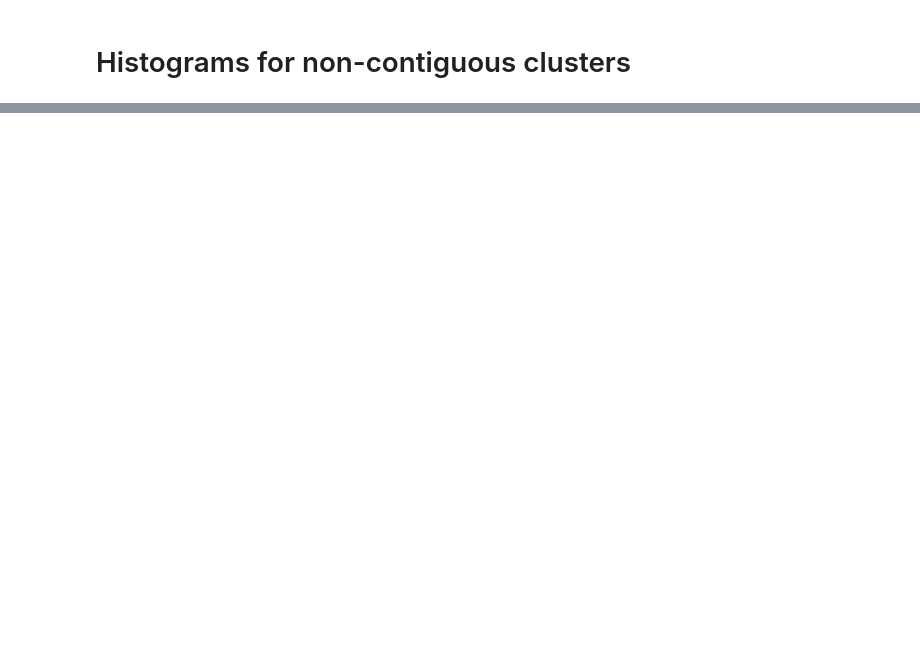
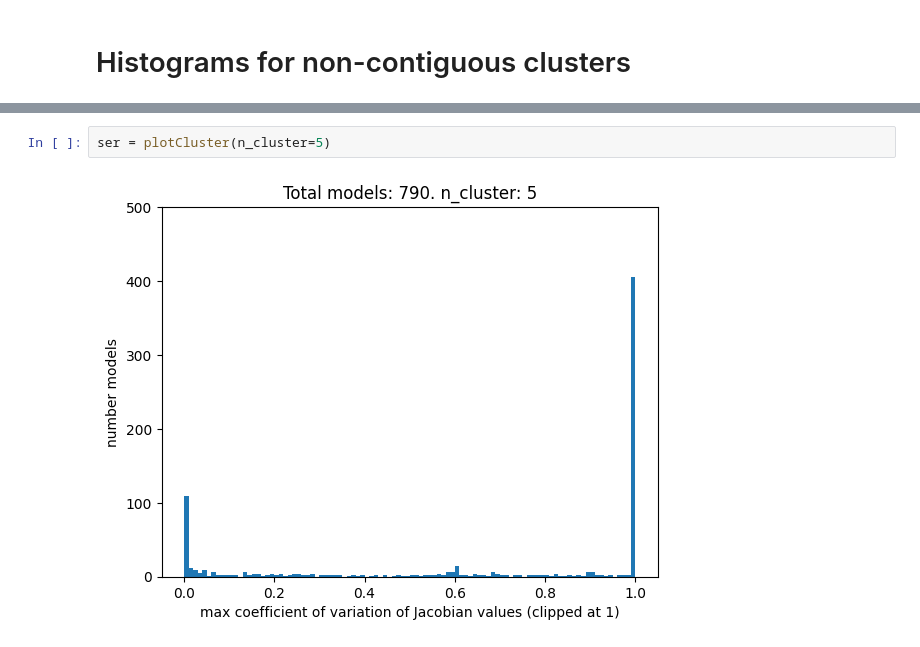
Before and after one commit to ModelEngineering/model_linearity_analysis, a Jupyter notebook: notebooks/jacobian_stationariy.ipynb, the cells around one changed output, grey strips where cells are left out. Saved outputs shown, nothing was run; the diff lists cells and outputs as text; blank space fills up the shorter version.

```diff
--- a/notebooks/jacobian_stationariy.ipynb
+++ b/notebooks/jacobian_stationariy.ipynb
@@ -37,0 +52,4 @@ FileNotFoundError: [Errno 2] No such file or directory: '/Users/jlheller/home/Te
+# %%
+ser = plotCluster(n_cluster=5)
+# %% [output]
+[figure, added]
```
Also changed, not shown: parts of 4 cells of this notebook, 8 other files.
